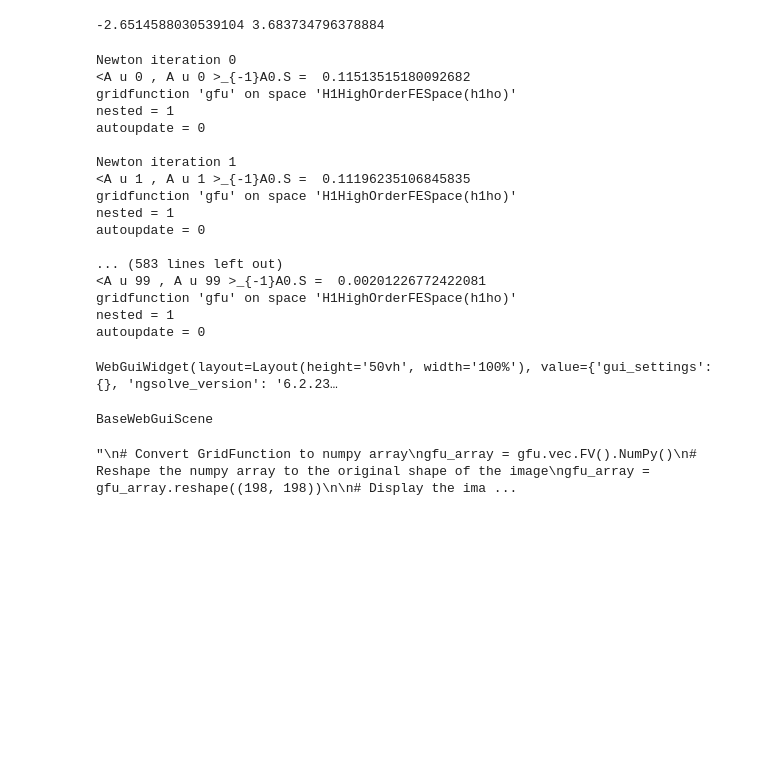
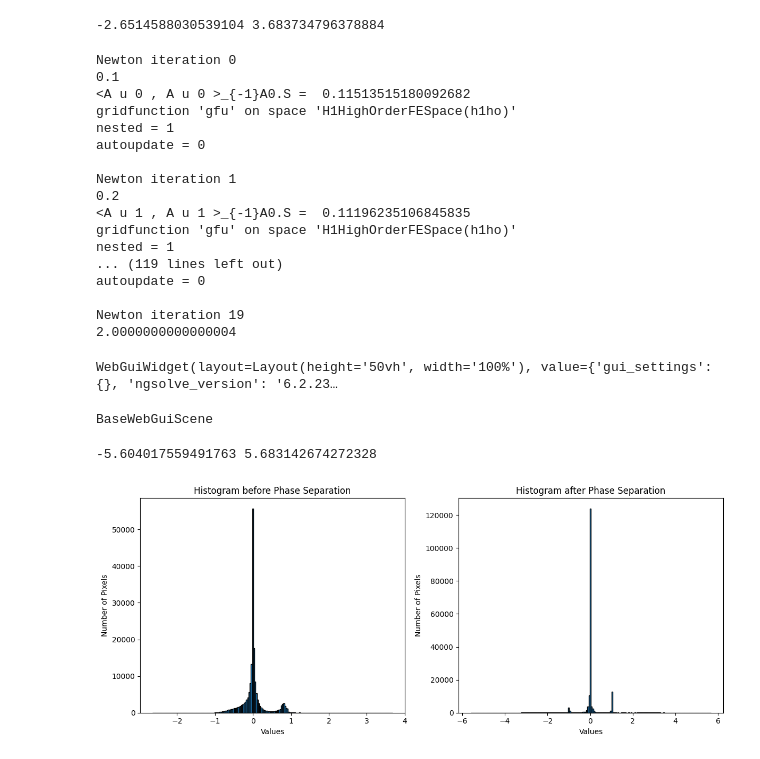
Before and after one commit to cyrilgabriele/HANA_Gruppe2, a Jupyter notebook: Notebooks/Aufgabe2.1.ipynb, the cells around one changed output. Drawn from its saved outputs; the diff is of its cells as text; code cells hidden in the pictures; blank space fills up the shorter version.

Commit message:
Aufgabe2 histogram plotted, todo: grayscale image plot of the phase seperated img. Aufgabe3 started

```diff
--- a/Notebooks/Aufgabe2.1.ipynb
+++ b/Notebooks/Aufgabe2.1.ipynb
@@ -164,13 +108,15 @@ nan
 # Convert GridFunction to numpy array
 gfu_array = gfu.vec.FV().NumPy()
 
+gfu_array_t0 = gfu_array.copy()
+
 # Print the minimum and maximum values of the GridFunction
 print(np.min(gfu_array), np.max(gfu_array))
 # %% [output]
 -2.6514588030539104 3.683734796378884
 # %%
 # Newton Verfahren:
-for it in range(100):
+for it in range(int((tend-t0)/dt)):
     print("Newton iteration", it)
 
     # solve linearized problem:
@@ -190,6 +136,13 @@ for it in range(100):
     # u_n+1 = u_n - du
     gfu.vec.data -= du
 
+
+    #stop after 2 seconds
+    t += dt
+    print(t)
+    if t >= tend:
+        break
+
     #stopping criteria
     stopcritval = sqrt(abs(InnerProduct(du,res)))
     print ("<A u",it,", A u",it,">_{-1}A0.S = ", stopcritval)
@@ -198,37 +151,60 @@ for it in range(100):
         break
 # %% [output]
 Newton iteration 0
+0.1
 <A u 0 , A u 0 >_{-1}A0.S =  0.11513515180092682
 gridfunction 'gfu' on space 'H1HighOrderFESpace(h1ho)'
 nested = 1
 autoupdate = 0
 
 Newton iteration 1
+0.2
 <A u 1 , A u 1 >_{-1}A0.S =  0.11196235106845835
 gridfunction 'gfu' on space 'H1HighOrderFESpace(h1ho)'
 nested = 1
+... (119 lines left out)
 autoupdate = 0
 
-... (583 lines left out)
-<A u 99 , A u 99 >_{-1}A0.S =  0.00201226772422081
-gridfunction 'gfu' on space 'H1HighOrderFESpace(h1ho)'
-nested = 1
-autoupdate = 0
+Newton iteration 19
+2.0000000000000004
 # %%
 Draw(gfu)
 # %% [output]
 WebGuiWidget(layout=Layout(height='50vh', width='100%'), value={'gui_settings': {}, 'ngsolve_version': '6.2.23…
 BaseWebGuiScene
-# %%
-"""
-# Convert GridFunction to numpy array
-gfu_array = gfu.vec.FV().NumPy()
-# Reshape the numpy array to the original shape of the image
-gfu_array = gfu_array.reshape((198, 198))
-
-# Display the image
-plt.imshow(gfu_array, cmap='gray')
-plt.show()
-"""
-# %% [output]
-"\n# Convert GridFunction to numpy array\ngfu_array = gfu.vec.FV().NumPy()\n# Reshape the numpy array to the original shape of the image\ngfu_array = gfu_array.reshape((198, 198))\n\n# Display the ima ...
+# %%
+# Convert GridFunction to numpy array
+gfu_array_2s = gfu.vec.FV().NumPy()
+
+# Print the minimum and maximum values of the GridFunction
+print(np.min(gfu_array_2s), np.max(gfu_array_2s))
+# %% [output]
+-5.604017559491763 5.683142674272328
+# %%
+# Set a higher resolution for bins
+num_bins = 200
+
+# Create subplots
+fig, axs = plt.subplots(1, 2, figsize=(12, 5))
+
+# Plot the first histogram
+axs[0].hist(gfu_array_t0, bins=num_bins, edgecolor='black')
+#axs[0].set_yscale('log')  # Set y-axis scale to logarithmic
+axs[0].set_title('Histogram before Phase Separation')
+axs[0].set_xlabel('Values')
+axs[0].set_ylabel('Number of Pixels')
+
+# Plot the second histogram
+axs[1].hist(gfu_array_2s, bins=num_bins, edgecolor='black')
+#axs[1].set_yscale('log')  # Set y-axis scale to logarithmic
+axs[1].set_title('Histogram after Phase Separation')
+axs[1].set_xlabel('Values')
+axs[1].set_ylabel('Number of Pixels')
+
+# Adjust layout
+plt.tight_layout()
+
+# Show the plot
+plt.show()
+# %% [output]
+[figure, added]
```
Also changed, not shown: parts of 6 cells of this notebook, 1 other file.
